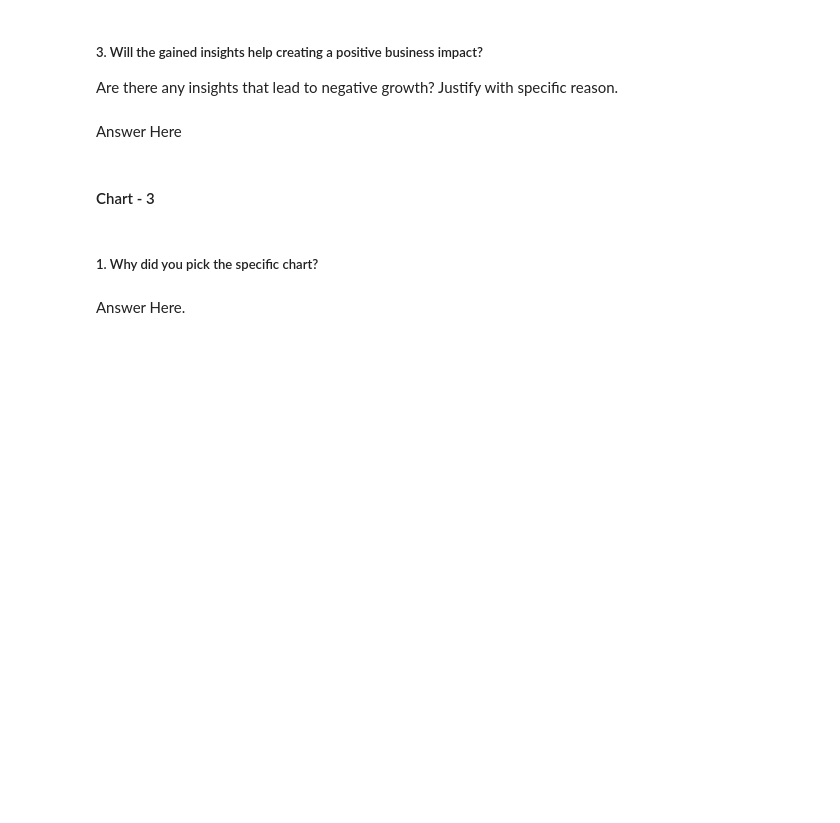
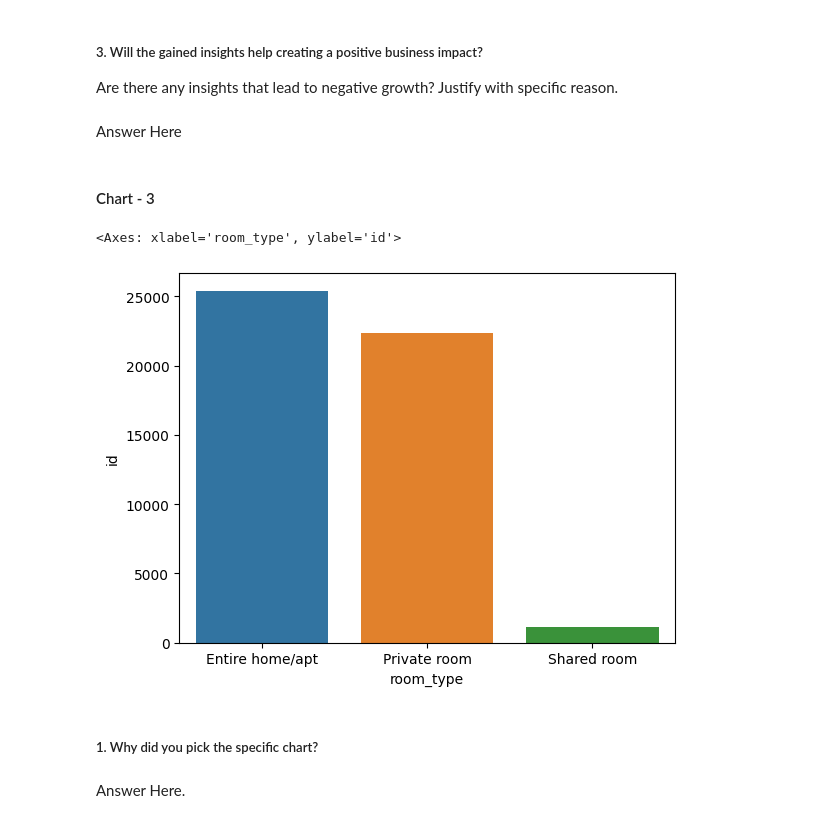
Before and after one commit to Kedar-P-Deshmukh/AirBnb_Booking_EDA_Project, a Jupyter notebook: AirBnb_EDA_Project_By_KedarDeshmukh.ipynb, the cells around one changed output. Saved outputs shown, nothing was run; the diff lists cells and outputs as text; code cells hidden in the pictures; blank space fills up the shorter version.

```diff
--- a/AirBnb_EDA_Project_By_KedarDeshmukh.ipynb
+++ b/AirBnb_EDA_Project_By_KedarDeshmukh.ipynb
@@ -444,6 +495,10 @@ Answer Here
 #### Chart - 3
 # %%
 # Chart - 3 visualization code
+sns.barplot(x ='room_type', y ='id', data = room_type_df)
+# %% [output]
+<Axes: xlabel='room_type', ylabel='id'>
+[figure, added]
 # %% [markdown]
 ##### 1. Why did you pick the specific chart?
 # %% [markdown]
```
Also changed, not shown: parts of 28 cells of this notebook.
